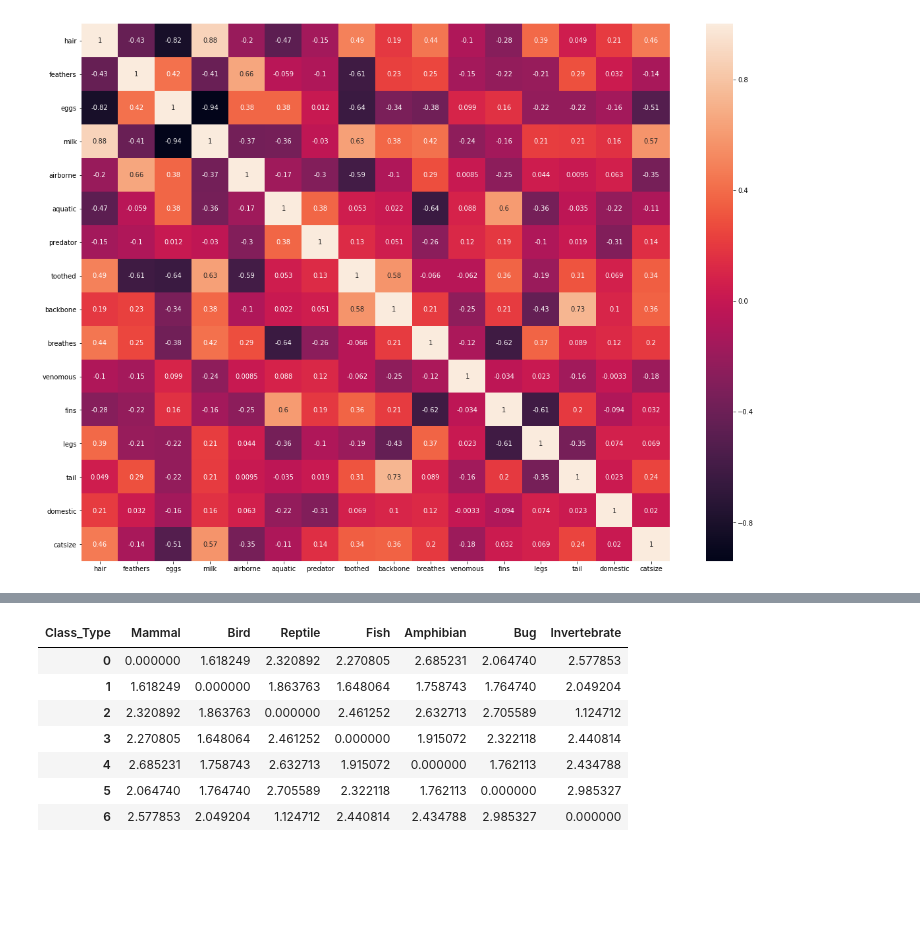
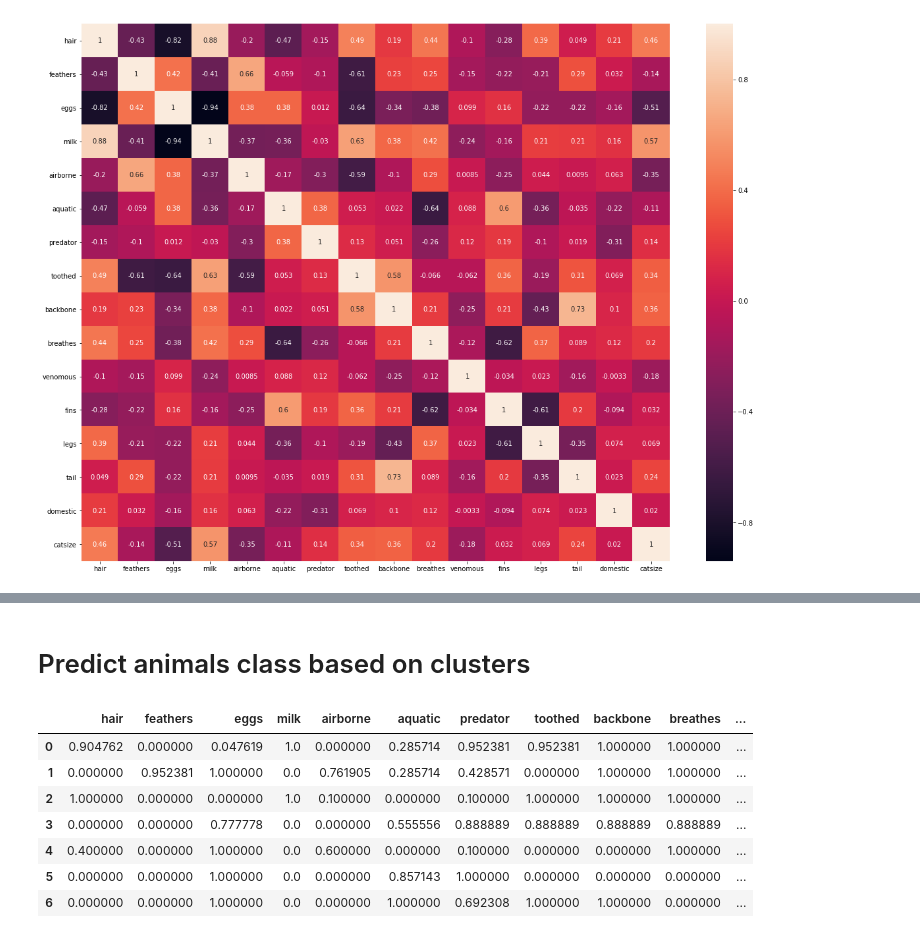
Before and after one commit to jadsonlucio/Medium-source-code, a Jupyter notebook: Introdução ao Aprendizado Não-supervisionado/zoo clustering.ipynb, the cells around one changed output, grey strips where cells are left out. Saved outputs shown, nothing was run; the diff lists cells and outputs as text; code cells hidden in the pictures; blank space fills up the shorter version.

```diff
--- a/Introdução ao Aprendizado Não-supervisionado/zoo clustering.ipynb
+++ b/Introdução ao Aprendizado Não-supervisionado/zoo clustering.ipynb
@@ -202,14 +218,5 @@ distance_dataframe.to_csv("similarity_centroids_dataset.csv")
-# %%
-distance_dataframe
-# %% [output]
-| Class_Type | Mammal | Bird | Reptile | Fish | Amphibian | Bug | Invertebrate |
-| 0 | 0.000000 | 1.618249 | 2.320892 | 2.270805 | 2.685231 | 2.064740 | 2.577853 |
-| 1 | 1.618249 | 0.000000 | 1.863763 | 1.648064 | 1.758743 | 1.764740 | 2.049204 |
-| 2 | 2.320892 | 1.863763 | 0.000000 | 2.461252 | 2.632713 | 2.705589 | 1.124712 |
-| 3 | 2.270805 | 1.648064 | 2.461252 | 0.000000 | 1.915072 | 2.322118 | 2.440814 |
-| 4 | 2.685231 | 1.758743 | 2.632713 | 1.915072 | 0.000000 | 1.762113 | 2.434788 |
-| 5 | 2.064740 | 1.764740 | 2.705589 | 2.322118 | 1.762113 | 0.000000 | 2.985327 |
-| 6 | 2.577853 | 2.049204 | 1.124712 | 2.440814 | 2.434788 | 2.985327 | 0.000000 |
+# %% [markdown]
+# Predict animals class based on clusters
 # %%
 dataset = pd.read_csv("zoo.csv")
 choiced_animals_index = np.random.choice(range(len(dataset)), 5, replace = False)
@@ -228,0 +235,20 @@ choiced_animals_dataframe.to_csv("animals_classified.csv")
+# %%
+dict_classes = {cont:[] for cont in range(7)}
+for instance,label in zip(normalized_zoo_dataset.values,kmeans_model.labels_):
+    dict_classes[label].append(instance)
+
+centroids = [np.mean(instances, 0) for instances in dict_classes.values()]
+centroids_dataset = pd.DataFrame(data = centroids, columns = zoo_dataset.columns)
+# %%
+get_class_type = lambda class_number : classes_dataset[classes_dataset["Class_Number"] == class_number]["Class_Type"].values[0]
+centroids_dataset["classe"] = [get_class_type(label) for label in random_forest_model.predict(centroids)]
+centroids_dataset.set_value(0, "classe", "Reptile")
+# %% [output]
+|  | hair | feathers | eggs | milk | airborne | aquatic | predator | toothed | backbone | breathes | ... |
+| 0 | 0.904762 | 0.000000 | 0.047619 | 1.0 | 0.000000 | 0.285714 | 0.952381 | 0.952381 | 1.000000 | 1.000000 | ... |
+| 1 | 0.000000 | 0.952381 | 1.000000 | 0.0 | 0.761905 | 0.285714 | 0.428571 | 0.000000 | 1.000000 | 1.000000 | ... |
+| 2 | 1.000000 | 0.000000 | 0.000000 | 1.0 | 0.100000 | 0.000000 | 0.100000 | 1.000000 | 1.000000 | 1.000000 | ... |
+| 3 | 0.000000 | 0.000000 | 0.777778 | 0.0 | 0.000000 | 0.555556 | 0.888889 | 0.888889 | 0.888889 | 0.888889 | ... |
+| 4 | 0.400000 | 0.000000 | 1.000000 | 0.0 | 0.600000 | 0.000000 | 0.100000 | 0.000000 | 0.000000 | 1.000000 | ... |
+| 5 | 0.000000 | 0.000000 | 1.000000 | 0.0 | 0.000000 | 0.857143 | 1.000000 | 0.000000 | 0.000000 | 0.000000 | ... |
+| 6 | 0.000000 | 0.000000 | 1.000000 | 0.0 | 0.000000 | 1.000000 | 0.692308 | 1.000000 | 1.000000 | 0.000000 | ... |
```
Also changed, not shown: parts of 20 cells of this notebook, 1 other file.
